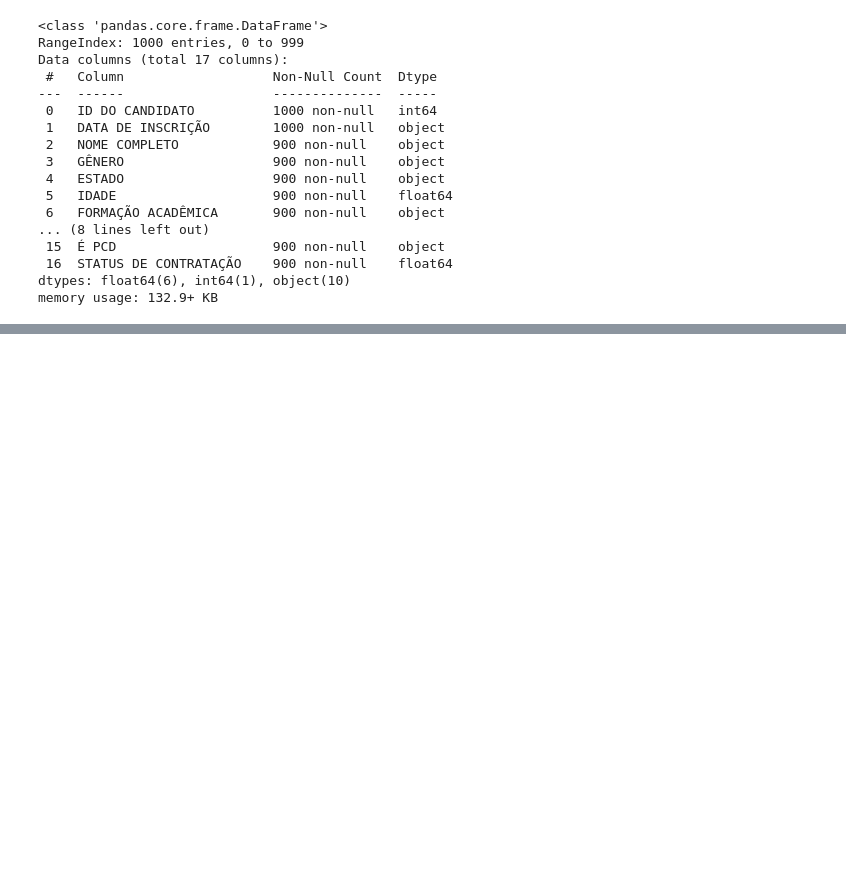
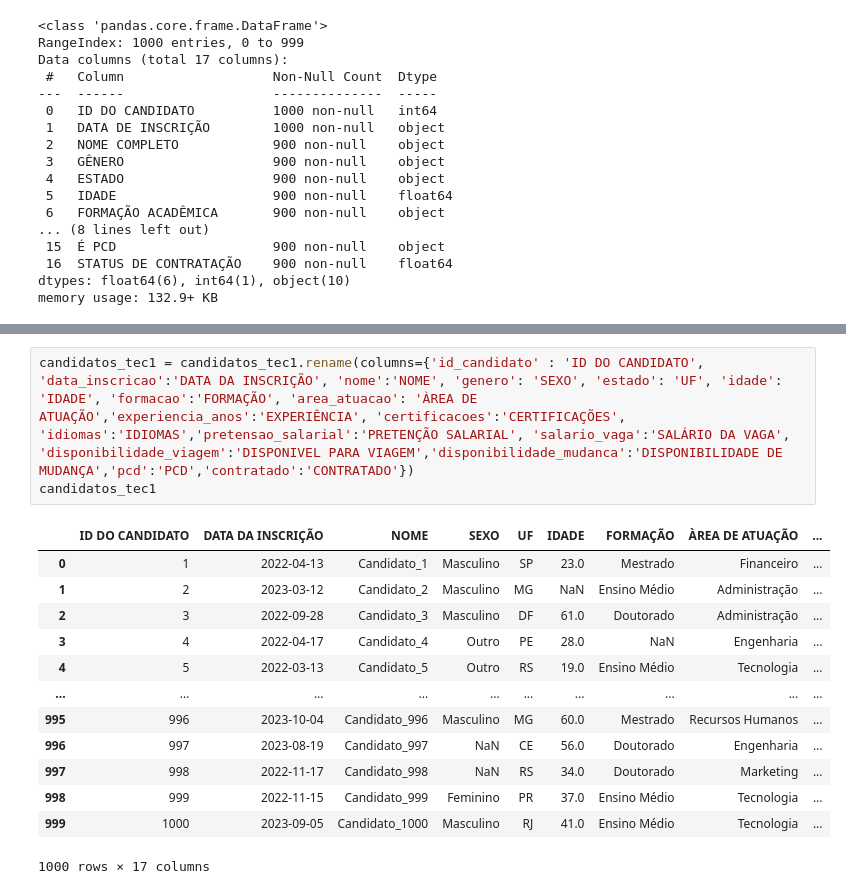
Before and after one commit to CaioHarrys/CURSO-PYTHON-IA, a Jupyter notebook: Analise_Candidatos/analise_Candidatos.ipynb, the cells around one changed output, grey strips where cells are left out. Saved outputs shown, nothing was run; the diff lists cells and outputs as text; blank space fills up the shorter version.

```diff
--- a/Analise_Candidatos/analise_Candidatos.ipynb
+++ b/Analise_Candidatos/analise_Candidatos.ipynb
@@ -70,0 +87,17 @@ memory usage: 132.9+ KB
+# %%
+candidatos_tec1 = candidatos_tec1.rename(columns={'id_candidato' : 'ID DO CANDIDATO', 'data_inscricao':'DATA DA INSCRIÇÃO', 'nome':'NOME', 'genero': 'SEXO', 'estado': 'UF', 'idade': 'IDADE', 'formacao':'FORMAÇÃO', 'area_atuacao': 'ÀREA DE ATUAÇÃO','experiencia_anos':'EXPERIÊNCIA', 'certificacoes':'CERTIFICAÇÕES', 'idiomas':'IDIOMAS','pretensao_salarial':'PRETENÇÃO SALARIAL', 'salario_vaga':'SALÁRIO DA VAGA', 'disponibilidade_viagem':'DISPONIVEL PARA VIAGEM','disponibilidade_mudanca':'DISPONIBILIDADE DE MUDANÇA','pcd':'PCD','contratado':'CONTRATADO'})
+candidatos_tec1
+# %% [output]
+|  | ID DO CANDIDATO | DATA DA INSCRIÇÃO | NOME | SEXO | UF | IDADE | FORMAÇÃO | ÀREA DE ATUAÇÃO | ... |
+| 0 | 1 | 2022-04-13 | Candidato_1 | Masculino | SP | 23.0 | Mestrado | Financeiro | ... |
+| 1 | 2 | 2023-03-12 | Candidato_2 | Masculino | MG | NaN | Ensino Médio | Administração | ... |
+| 2 | 3 | 2022-09-28 | Candidato_3 | Masculino | DF | 61.0 | Doutorado | Administração | ... |
+| 3 | 4 | 2022-04-17 | Candidato_4 | Outro | PE | 28.0 | NaN | Engenharia | ... |
+| 4 | 5 | 2022-03-13 | Candidato_5 | Outro | RS | 19.0 | Ensino Médio | Tecnologia | ... |
+| ... | ... | ... | ... | ... | ... | ... | ... | ... | ... |
+| 995 | 996 | 2023-10-04 | Candidato_996 | Masculino | MG | 60.0 | Mestrado | Recursos Humanos | ... |
+| 996 | 997 | 2023-08-19 | Candidato_997 | NaN | CE | 56.0 | Doutorado | Engenharia | ... |
+| 997 | 998 | 2022-11-17 | Candidato_998 | NaN | RS | 34.0 | Doutorado | Marketing | ... |
+| 998 | 999 | 2022-11-15 | Candidato_999 | Feminino | PR | 37.0 | Ensino Médio | Tecnologia | ... |
+| 999 | 1000 | 2023-09-05 | Candidato_1000 | Masculino | RJ | 41.0 | Ensino Médio | Tecnologia | ... |
+1000 rows × 17 columns
```
Also changed, not shown: parts of 4 cells of this notebook.
